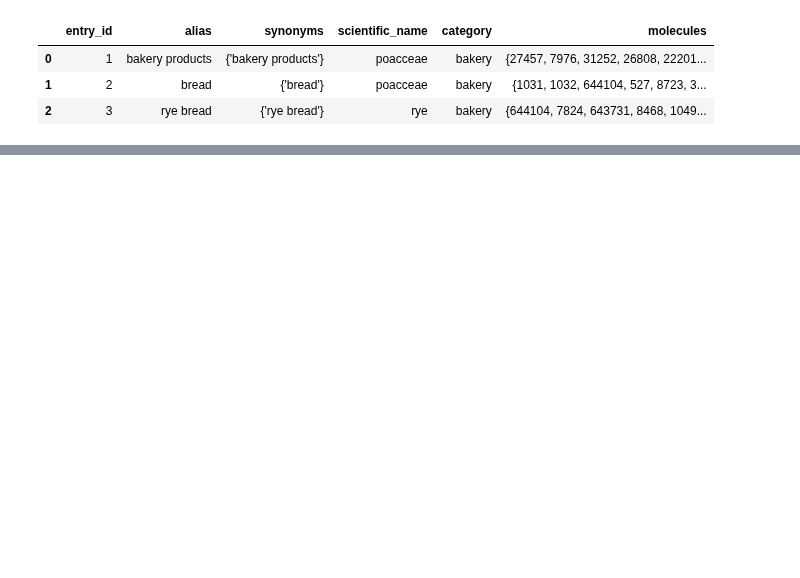
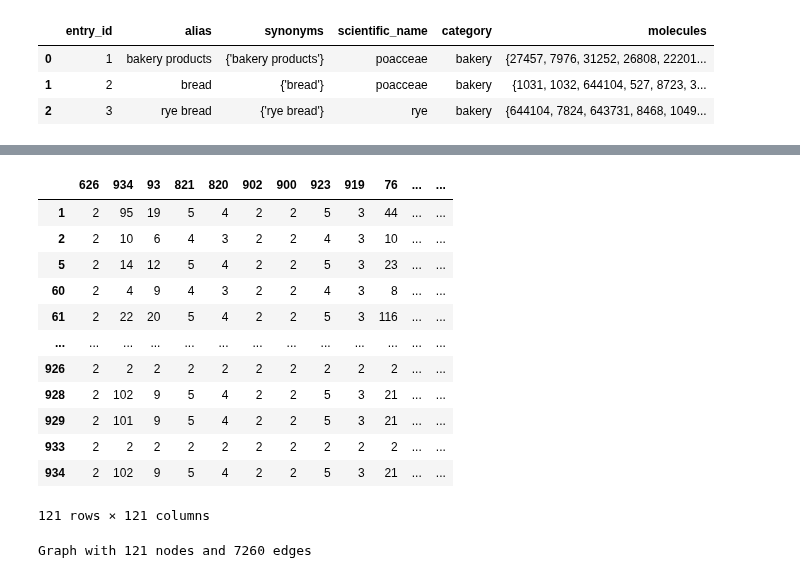
Before and after one commit to MariMurotani/RecipeHack, a Jupyter notebook: jupyter/flavor_db_matrix.ipynb, the cells around one changed output, grey strips where cells are left out. Cells and saved outputs as stored; diff of their text form; code cells hidden in the pictures; blank space fills up the shorter version.

```diff
--- a/jupyter/flavor_db_matrix.ipynb
+++ b/jupyter/flavor_db_matrix.ipynb
@@ -75,15 +115,37 @@ matrix_df
+# %%
+entry_ids = [central_entry_id] + pd_filtered['picked_entry_id'].tolist()
+graph_occurrence = co_occurrence[co_occurrence.index.isin(entry_ids)][entry_ids]
+graph_occurrence
+# %% [output]
+|  | 626 | 934 | 93 | 821 | 820 | 902 | 900 | 923 | 919 | 76 | ... | ... |
+| 1 | 2 | 95 | 19 | 5 | 4 | 2 | 2 | 5 | 3 | 44 | ... | ... |
+| 2 | 2 | 10 | 6 | 4 | 3 | 2 | 2 | 4 | 3 | 10 | ... | ... |
+| 5 | 2 | 14 | 12 | 5 | 4 | 2 | 2 | 5 | 3 | 23 | ... | ... |
+| 60 | 2 | 4 | 9 | 4 | 3 | 2 | 2 | 4 | 3 | 8 | ... | ... |
+| 61 | 2 | 22 | 20 | 5 | 4 | 2 | 2 | 5 | 3 | 116 | ... | ... |
+| ... | ... | ... | ... | ... | ... | ... | ... | ... | ... | ... | ... | ... |
+| 926 | 2 | 2 | 2 | 2 | 2 | 2 | 2 | 2 | 2 | 2 | ... | ... |
+| 928 | 2 | 102 | 9 | 5 | 4 | 2 | 2 | 5 | 3 | 21 | ... | ... |
+| 929 | 2 | 101 | 9 | 5 | 4 | 2 | 2 | 5 | 3 | 21 | ... | ... |
+| 933 | 2 | 2 | 2 | 2 | 2 | 2 | 2 | 2 | 2 | 2 | ... | ... |
+| 934 | 2 | 102 | 9 | 5 | 4 | 2 | 2 | 5 | 3 | 21 | ... | ... |
+121 rows × 121 columns
 # %%
-# 共起関係を計算
-co_occurrence = matrix_df.T.dot(matrix_df)
+# 無効グラフの作成
+def create_graph(co_occurrence):
+    G = nx.Graph()
 
-# ネットワークの作成
-G = nx.Graph()
+    # ノードとエッジを追加
+    for ingredient in co_occurrence.columns:
+        G.add_node(ingredient)
 
-# ノードとエッジを追加
-for ingredient in co_occurrence.columns:
-    G.add_node(ingredient)
+    for i, j in itertools.combinations(co_occurrence.columns, 2):
+        weight = co_occurrence.at[i, j]
+        if weight > 0:  # 共起頻度が0より大きい場合のみエッジを追加
+            G.add_edge(i, j, weight=weight)
+    return G
 
-for i, j in itertools.combinations(co_occurrence.columns, 2):
-    weight = co_occurrence.at[i, j]
-    if weight > 0:  # 共起頻度が0より大きい場合のみエッジを追加
-        G.add_edge(i, j, weight=weight)
+G = create_graph(graph_occurrence)
+print(G)
+# %% [output]
+Graph with 121 nodes and 7260 edges
```
Also changed, not shown: parts of 9 cells of this notebook.
